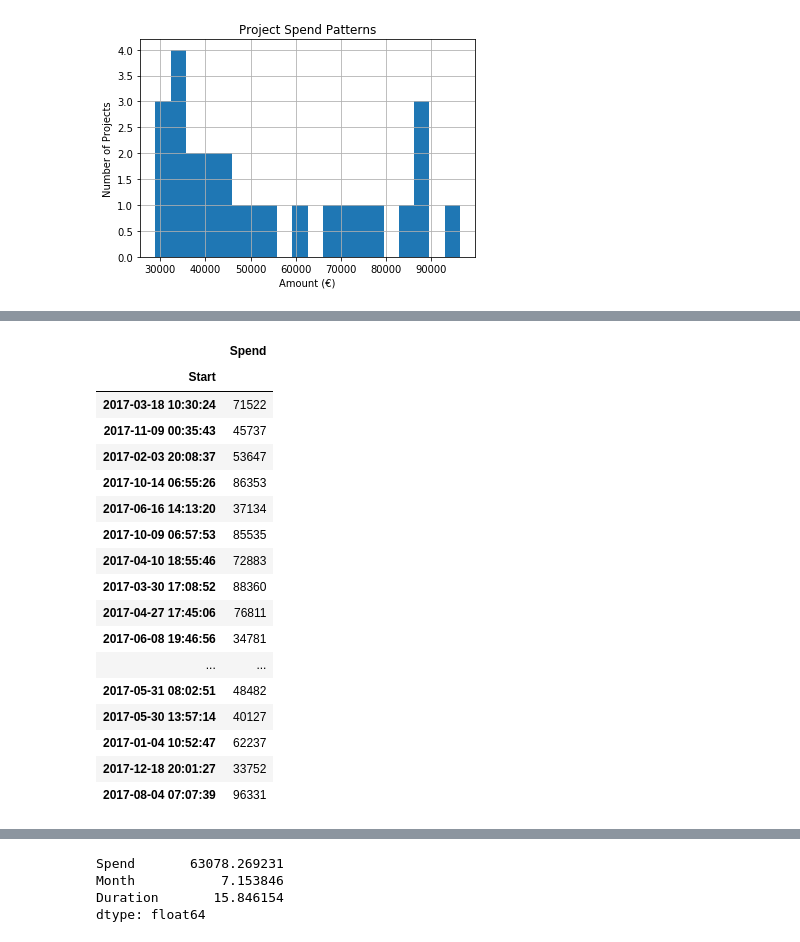
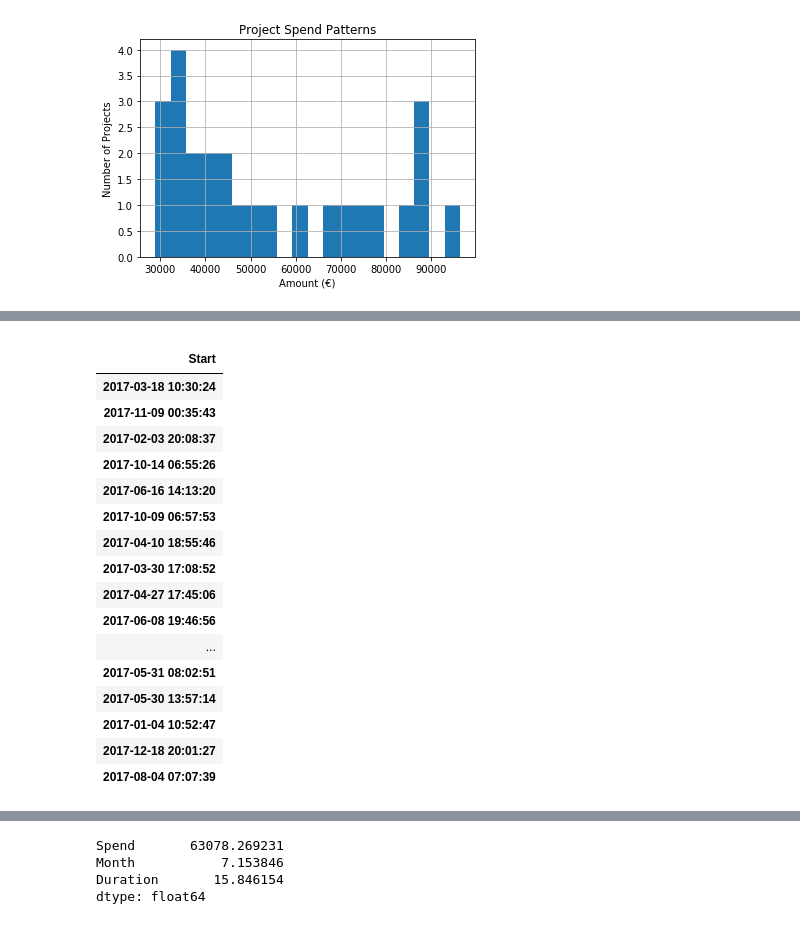
Before and after one commit to colettegallagher/simulating-data, a Jupyter notebook: Simulating Data.ipynb, the cells around one changed output, grey strips where cells are left out. Drawn from its saved outputs; the diff is of its cells as text; code cells hidden in the pictures.

```diff
--- a/Simulating Data.ipynb
+++ b/Simulating Data.ipynb
@@ -243,22 +272,21 @@ purchase_patterns.head()
 # %%
-purchase_patterns.plot
 purchase_patterns
 # %% [output]
-|  | Spend |
-| Start |  |
-| 2017-03-18 10:30:24 | 71522 |
-| 2017-11-09 00:35:43 | 45737 |
-| 2017-02-03 20:08:37 | 53647 |
-| 2017-10-14 06:55:26 | 86353 |
-| 2017-06-16 14:13:20 | 37134 |
-| 2017-10-09 06:57:53 | 85535 |
-| 2017-04-10 18:55:46 | 72883 |
-| 2017-03-30 17:08:52 | 88360 |
-| 2017-04-27 17:45:06 | 76811 |
-| 2017-06-08 19:46:56 | 34781 |
-| ... | ... |
-| 2017-05-31 08:02:51 | 48482 |
-| 2017-05-30 13:57:14 | 40127 |
-| 2017-01-04 10:52:47 | 62237 |
-| 2017-12-18 20:01:27 | 33752 |
-| 2017-08-04 07:07:39 | 96331 |
+|  |
+| Start |
+| 2017-03-18 10:30:24 |
+| 2017-11-09 00:35:43 |
+| 2017-02-03 20:08:37 |
+| 2017-10-14 06:55:26 |
+| 2017-06-16 14:13:20 |
+| 2017-10-09 06:57:53 |
+| 2017-04-10 18:55:46 |
+| 2017-03-30 17:08:52 |
+| 2017-04-27 17:45:06 |
+| 2017-06-08 19:46:56 |
+| ... |
+| 2017-05-31 08:02:51 |
+| 2017-05-30 13:57:14 |
+| 2017-01-04 10:52:47 |
+| 2017-12-18 20:01:27 |
+| 2017-08-04 07:07:39 |
```
Also changed, not shown: parts of 17 cells of this notebook, 1 other file.
